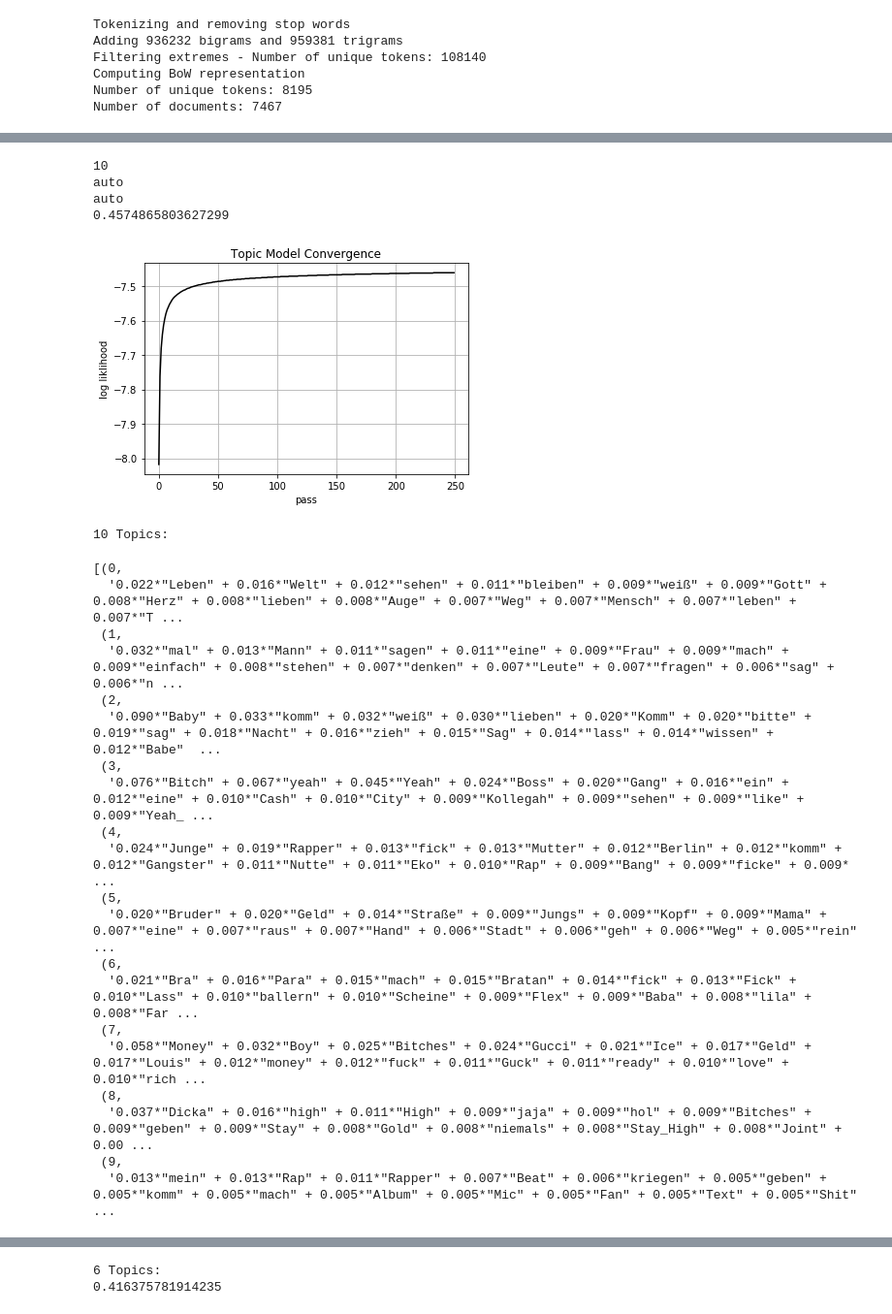
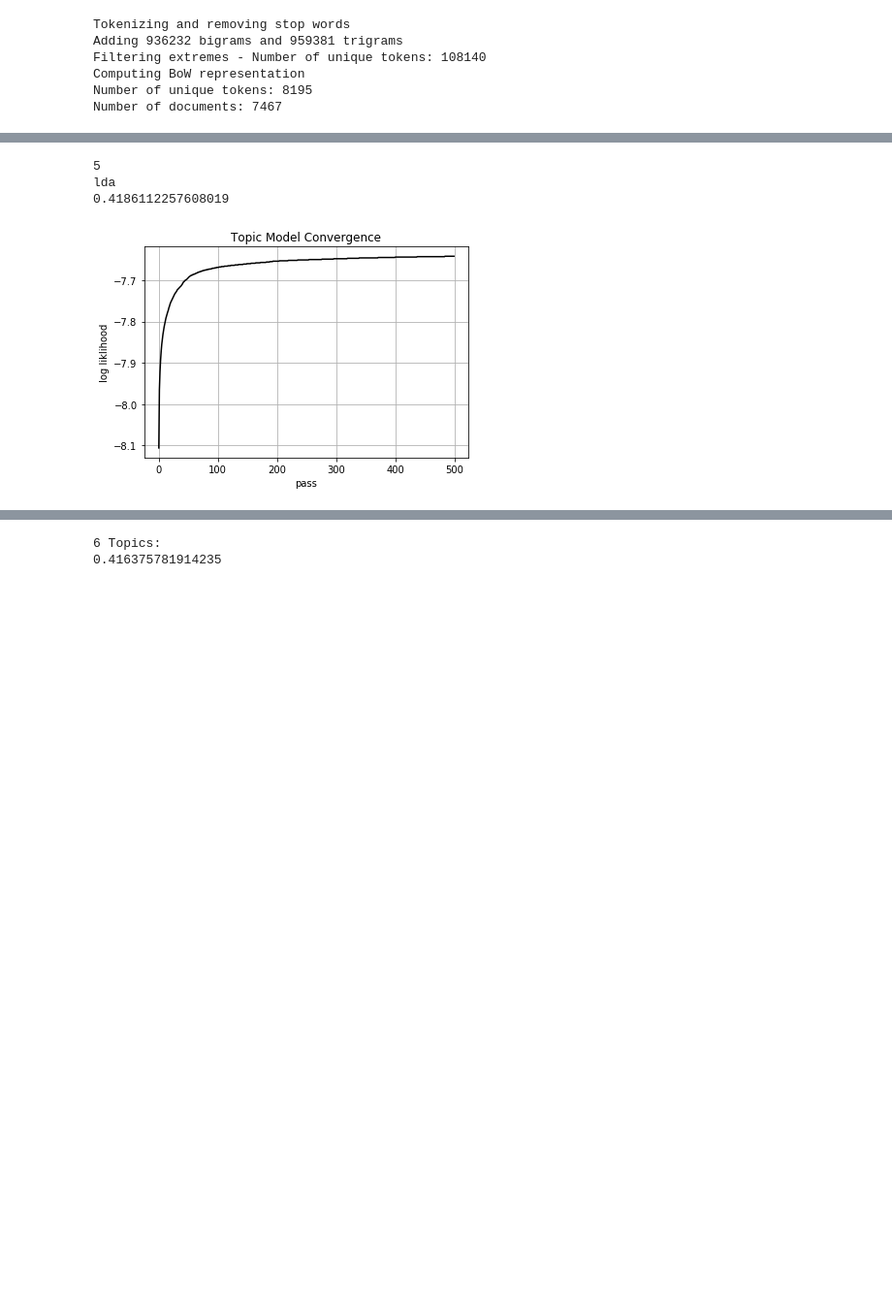
Before and after one commit to Lucapaulo/Text-Mining-Project, a Jupyter notebook: Project - Main.ipynb, the cells around one changed output, grey strips where cells are left out. Shown at 97% size. Saved outputs shown, nothing was run; the diff lists cells and outputs as text; code cells hidden in the pictures; blank space fills up the shorter version.

```diff
--- a/Project - Main.ipynb
+++ b/Project - Main.ipynb
@@ -32,0 +40,7 @@ from spotipy.oauth2 import SpotifyClientCredentials
+# %%
+# Secret variables
+# Genius token - https://genius.com/api-clients
+genius_token = ""
+# Spotify token - https://developer.spotify.com/documentation/web-api
+spotify_client_id = ""
+spotify_client_secret = ""
@@ -33,10 +56,8 @@ from spotipy.oauth2 import SpotifyClientCredentials
 # %%
 all_artists = ['187 Strassenbande', 'AK Ausserkontrolle', 'Alligatoah', 'Apache 207', 'Azad', 'Azet', 'badmómzjay', 'Bausa', 'Beginner', 'Bonez MC', 'Bushido', 'Capital Bra', 'Casper', 'Celo & Abdi', 'Chakuza', 'Cro', 'Culcha Candela', 'CÉLINE', 'Dardan', 'Deichkind', 'Die Atzen', 'Die Fantastischen Vier', 'Eko Fresh', 'Eno', 'Farid Bang', 'Fero47', 'Fettes Brot', 'Fler', 'Freundeskreis', 'Genetikk', 'Gzuz', 'Haftbefehl', 'Jamule', 'Jan Delay', 'Joker Bra', 'Juju', 'K.I.Z', 'KC Rebell', 'Kay One', 'Kollegah', 'Kontra K', 'Kool Savas', 'Kraftklub', 'Loredana', 'Luciano', 'MERO', 'Marteria', 'Max Herre', 'MoTrip', 'Money Boy', 'Moses Pelham', 'Nimo', 'Olexesh', 'Peter Fox', 'Prinz Pi', 'RAF Camora', 'RIN', 'Rödelheim Hartreim Projekt', 'SSIO', 'SXTN', 'Sabrina Setlur', 'Samra', 'Samy Deluxe', 'Seeed', 'Shindy', 'Sido', 'Silla', 'Summer Cem', 'Tic Tac Toe', 'Trailerpark', 'Trettmann', 'Ufo361', 'Veysel', 'XATAR', 'Xavas', 'Yung Hurn', 'Zuna']
 # %%
-# Genius token - https://genius.com/api-clients
 # Library - https://github.com/johnwmillr/LyricsGenius
-token = "KbIhkIUKtt6IqQnUWh7KwZXWU8d-FduTSQfCnJWHQh97BVs07PisfSWIYs0uAwX6"
-genius = lyricsgenius.Genius(token)
+genius = lyricsgenius.Genius(genius_token)
 # %%
 # Download the lyrics
 for artist_name in all_artists:
@@ -198,9 +219,9 @@ def create_logfile(filename):
                         format="%(asctime)s:%(levelname)s:%(message)s",
                         level=logging.INFO)
 # %%
-def get_coherence_score(lda_model):
-    coherence_model_lda = CoherenceModel(model=lda_model, texts=docs, dictionary=dictionary, coherence='c_v')
-    coherence_lda = coherence_model_lda.get_coherence()
-    return coherence_lda
+def get_coherence_score(model):
+    coherence_model = CoherenceModel(model=model, texts=docs, dictionary=dictionary, coherence='c_v')
+    coherence = coherence_model.get_coherence()
+    return coherence
 # %%
 chunksize = 1000
@@ -237,60 +286,35 @@ for t in topics_range:
 index, element = max(enumerate(model_results['Coherence']), key=itemgetter(1))
 
 print(model_results['Topics'][index])
-print(model_results['Alpha'][index])
-print(model_results['Beta'][index])
+print(model_results['Model'][index])
 print(model_results['Coherence'][index])
 # %% [output]
-10
-auto
-auto
-0.4574865803627299
+5
+lda
+0.4186112257608019
 # %%
-filename = 'gensim_11.log'
+# approx. converges after ~250 passes
+filename = 'gensim.log'
 create_logfile(filename)
 
-num_topics = 10
+num_topics = 5
 chunksize = 1000
-passes = 250
-iterations = 10000
-random_state = 973525
+passes = 500
+iterations = 1000
+random_state = 18
 
-
-lda_model = LdaModel(
+lda_model_ = LdaModel(
          corpus=corpus,
          id2word=id2word,
          num_topics=num_topics,
          passes=passes,
          iterations=iterations,
          chunksize=chunksize,
          alpha='auto',
          eta='auto',
          random_state=random_state
 )
 
-plot_passes(filename, passes)
-print(f'{num_topics} Topics:')
-lda_model.print_topics(num_words=20)
+plot_passes(filename, 500)
 # %% [output]
-[figure, old version]
+[figure, new version]
-10 Topics:
-[(0,
-  '0.022*"Leben" + 0.016*"Welt" + 0.012*"sehen" + 0.011*"bleiben" + 0.009*"weiß" + 0.009*"Gott" + 0.008*"Herz" + 0.008*"lieben" + 0.008*"Auge" + 0.007*"Weg" + 0.007*"Mensch" + 0.007*"leben" + 0.007*"T ...
- (1,
-  '0.032*"mal" + 0.013*"Mann" + 0.011*"sagen" + 0.011*"eine" + 0.009*"Frau" + 0.009*"mach" + 0.009*"einfach" + 0.008*"stehen" + 0.007*"denken" + 0.007*"Leute" + 0.007*"fragen" + 0.006*"sag" + 0.006*"n ...
- (2,
-  '0.090*"Baby" + 0.033*"komm" + 0.032*"weiß" + 0.030*"lieben" + 0.020*"Komm" + 0.020*"bitte" + 0.019*"sag" + 0.018*"Nacht" + 0.016*"zieh" + 0.015*"Sag" + 0.014*"lass" + 0.014*"wissen" + 0.012*"Babe"  ...
- (3,
-  '0.076*"Bitch" + 0.067*"yeah" + 0.045*"Yeah" + 0.024*"Boss" + 0.020*"Gang" + 0.016*"ein" + 0.012*"eine" + 0.010*"Cash" + 0.010*"City" + 0.009*"Kollegah" + 0.009*"sehen" + 0.009*"like" + 0.009*"Yeah_ ...
- (4,
-  '0.024*"Junge" + 0.019*"Rapper" + 0.013*"fick" + 0.013*"Mutter" + 0.012*"Berlin" + 0.012*"komm" + 0.012*"Gangster" + 0.011*"Nutte" + 0.011*"Eko" + 0.010*"Rap" + 0.009*"Bang" + 0.009*"ficke" + 0.009* ...
- (5,
-  '0.020*"Bruder" + 0.020*"Geld" + 0.014*"Straße" + 0.009*"Jungs" + 0.009*"Kopf" + 0.009*"Mama" + 0.007*"eine" + 0.007*"raus" + 0.007*"Hand" + 0.006*"Stadt" + 0.006*"geh" + 0.006*"Weg" + 0.005*"rein"  ...
- (6,
-  '0.021*"Bra" + 0.016*"Para" + 0.015*"mach" + 0.015*"Bratan" + 0.014*"fick" + 0.013*"Fick" + 0.010*"Lass" + 0.010*"ballern" + 0.010*"Scheine" + 0.009*"Flex" + 0.009*"Baba" + 0.008*"lila" + 0.008*"Far ...
- (7,
-  '0.058*"Money" + 0.032*"Boy" + 0.025*"Bitches" + 0.024*"Gucci" + 0.021*"Ice" + 0.017*"Geld" + 0.017*"Louis" + 0.012*"money" + 0.012*"fuck" + 0.011*"Guck" + 0.011*"ready" + 0.010*"love" + 0.010*"rich ...
- (8,
-  '0.037*"Dicka" + 0.016*"high" + 0.011*"High" + 0.009*"jaja" + 0.009*"hol" + 0.009*"Bitches" + 0.009*"geben" + 0.009*"Stay" + 0.008*"Gold" + 0.008*"niemals" + 0.008*"Stay_High" + 0.008*"Joint" + 0.00 ...
- (9,
-  '0.013*"mein" + 0.013*"Rap" + 0.011*"Rapper" + 0.007*"Beat" + 0.006*"kriegen" + 0.005*"geben" + 0.005*"komm" + 0.005*"mach" + 0.005*"Album" + 0.005*"Mic" + 0.005*"Fan" + 0.005*"Text" + 0.005*"Shit"  ...
```
Also changed, not shown: parts of 15 cells of this notebook, 5 other files.
